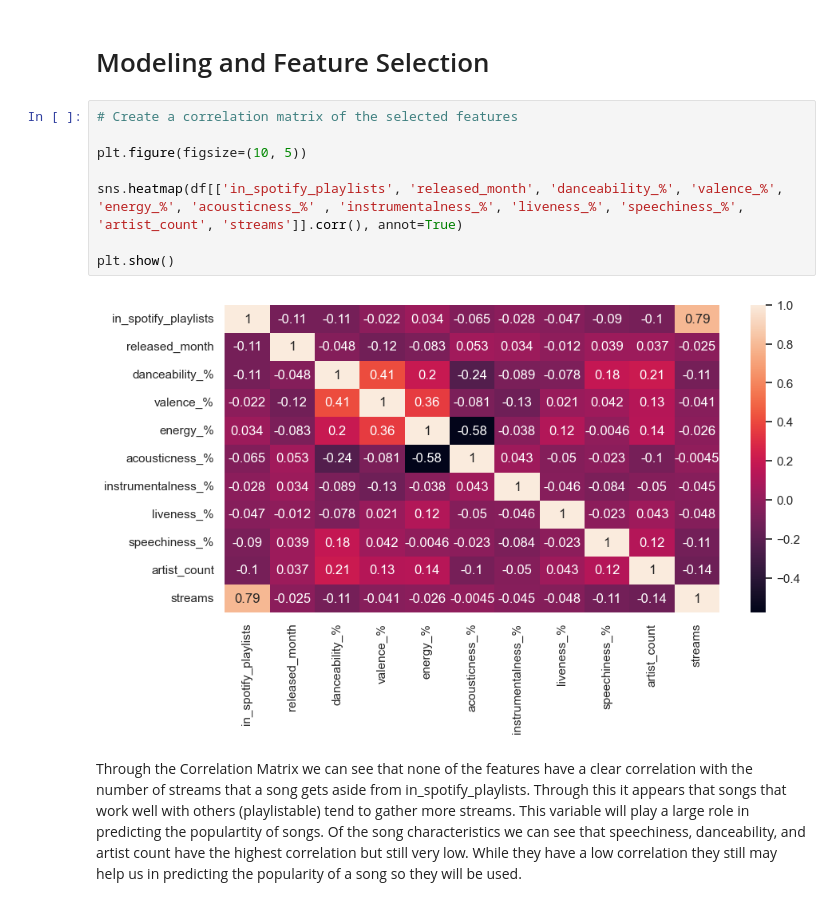
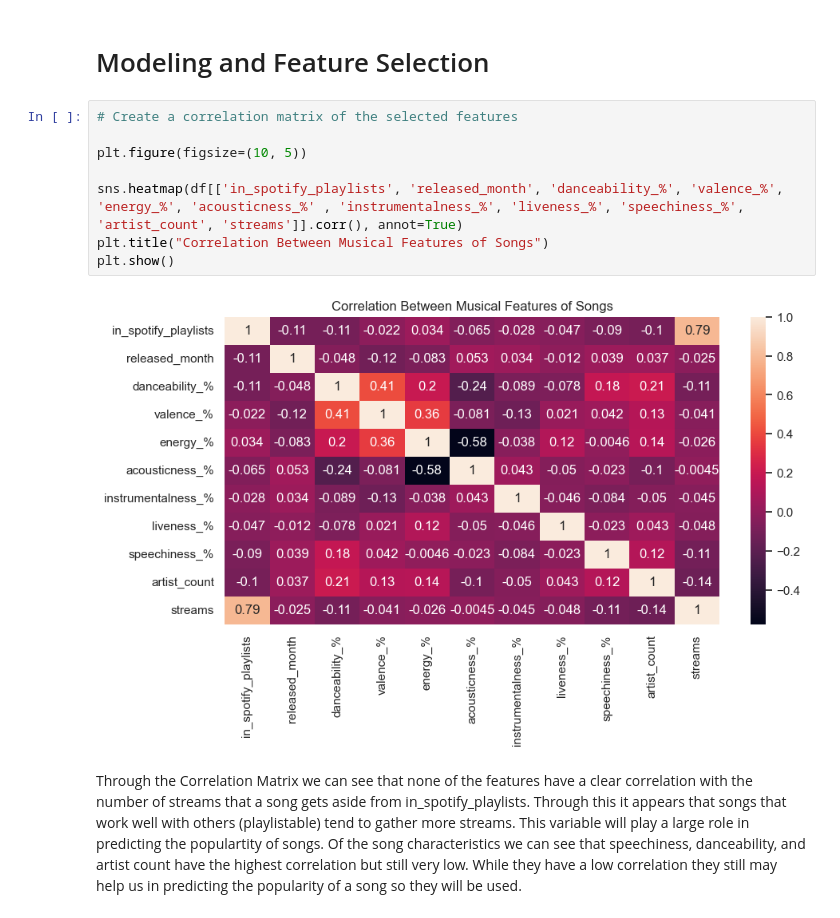
Before and after one commit to uzitak161/DS3000_Project, a Jupyter notebook: Project.EDA.ipynb, the cells around one changed output. Saved outputs shown, nothing was run; the diff lists cells and outputs as text.

```diff
--- a/Project.EDA.ipynb
+++ b/Project.EDA.ipynb
@@ -337,13 +336,13 @@ SEED = 7
 # %%
 # Create a correlation matrix of the selected features
 
 plt.figure(figsize=(10, 5))
 
 sns.heatmap(df[['in_spotify_playlists', 'released_month', 'danceability_%', 'valence_%', 'energy_%', 'acousticness_%' , 'instrumentalness_%', 'liveness_%', 'speechiness_%', 'artist_count', 'streams']].corr(), annot=True)
-
+plt.title("Correlation Between Musical Features of Songs")
 plt.show()
 # %% [output]
-[figure, old version]
+[figure, new version]
 # %% [markdown]
 Through the Correlation Matrix we can see that none of the features have a clear correlation with the number of streams that a song gets aside from in_spotify_playlists. Through this it appears that songs that work well with others (playlistable) tend to gather more streams. This variable will play a large role in predicting the populartity of songs. Of the song characteristics we can see that speechiness, danceability, and artist count have the highest correlation but still very low. While they have a low correlation they still may help us in predicting the popularity of a song so they will be used.
 # %% [markdown]
```
Also changed, not shown: parts of 6 cells of this notebook.
